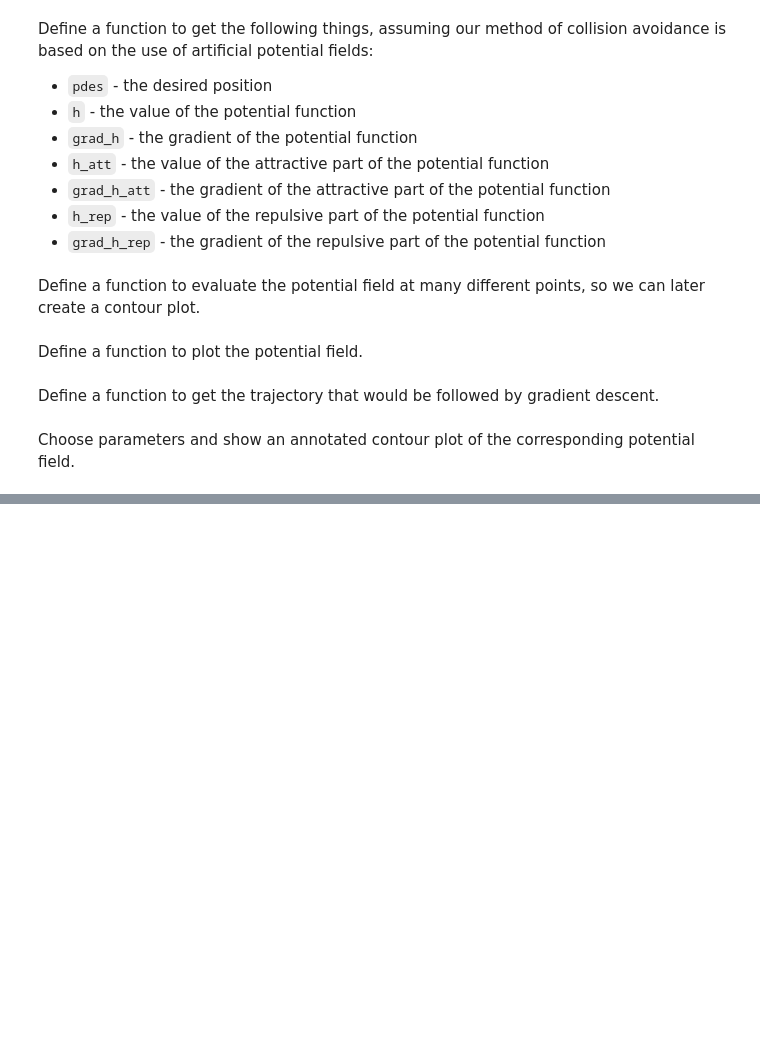
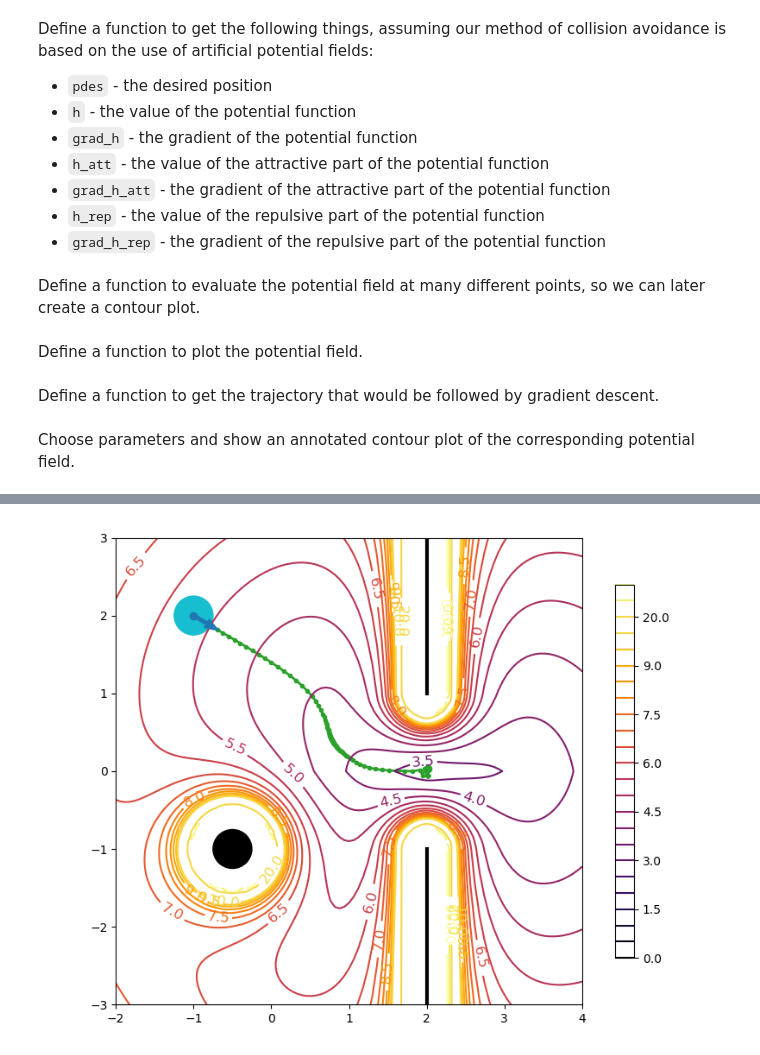
Before and after one commit to tbretl/ae353-sp25, a Jupyter notebook: examples/20250425/VisualizePotentialFunction.ipynb, the cells around one changed output, grey strips where cells are left out. Cells and saved outputs as stored; diff of their text form; code cells hidden in the pictures; blank space fills up the shorter version.

```diff
--- a/examples/20250425/VisualizePotentialFunction.ipynb
+++ b/examples/20250425/VisualizePotentialFunction.ipynb
@@ -24,7 +24,7 @@ Define a function to get the following things, assuming our method of collision
 * `h_rep` - the value of the repulsive part of the potential function
 * `grad_h_rep` - the gradient of the repulsive part of the potential function
 # %%
-def get_potential_field(phat, pos_ring, dir_ring, pos_others, k_att=1., k_rep=1., k_des=1., r_drone=0.25, r_ring=1., emax=1., dmax=0.25):
+def get_potential_field(phat, pos_ring, dir_ring, pos_others, k_att=1., k_rep=1., k_des=1., r_drone=0.25, r_ring=1., emax=1.):
 
     ##############################
     # Choose goal
@@ -55,9 +55,6 @@ def get_potential_field(phat, pos_ring, dir_ring, pos_others, k_att=1., k_rep=1.
         if d <= 0:
             h_rep += np.inf
             grad_h_rep += np.zeros(3)
-        elif d > dmax:
-            # IGNORE OBSTACLE
-            pass
         else:
             dgrad = (phat - pobst) / np.linalg.norm(phat - pobst)
             h_rep += k_rep * (1 / d)
@@ -85,9 +82,6 @@ def get_potential_field(phat, pos_ring, dir_ring, pos_others, k_att=1., k_rep=1.
     if d <= 0:
         h_rep = +np.inf
         grad_h_rep += np.zeros(3)
-    elif d > dmax:
-        # IGNORE OBSTACLE
-        pass
     else:
         h_rep += k_rep * (1 / d)
         grad_h_rep += - k_rep * (1 / d**2) * dgrad
@@ -101,9 +95,6 @@ def get_potential_field(phat, pos_ring, dir_ring, pos_others, k_att=1., k_rep=1.
     if d <= 0:
         h_rep = +np.inf
         grad_h_rep += np.zeros(3)
-    elif d > dmax:
-        # IGNORE OBSTACLE
-        pass
     else:
         h_rep += k_rep * (1 / d)
         grad_h_rep += - k_rep * (1 / d**2) * dgrad
@@ -128,7 +119,7 @@ def get_potential_field(phat, pos_ring, dir_ring, pos_others, k_att=1., k_rep=1.
 # %% [markdown]
 Define a function to evaluate the potential field at many different points, so we can later create a contour plot.
 # %%
-def evaluate_potential_field(x_lim, y_lim, n, pos_ring, dir_ring, pos_others, k_att, k_rep, k_des, r_ring, r_drone, emax, dmax):
+def evaluate_potential_field(x_lim, y_lim, n, pos_ring, dir_ring, pos_others, k_att, k_rep, k_des, r_ring, r_drone, emax):
     x = np.linspace(x_lim[0], x_lim[1], n)
     y = np.linspace(y_lim[0], y_lim[1], n)
     z = 1.
@@ -147,7 +138,6 @@ def evaluate_potential_field(x_lim, y_lim, n, pos_ring, dir_ring, pos_others, k_
                 r_drone=r_drone,
                 r_ring=r_ring,
                 emax=emax,
-                dmax=dmax
             )
             H[ix, iy] = h
 
@@ -155,7 +145,7 @@ def evaluate_potential_field(x_lim, y_lim, n, pos_ring, dir_ring, pos_others, k_
 # %% [markdown]
 Define a function to plot the potential field.
 # %%
-def plot_potential_field(X, Y, H, x_lim, y_lim, phat, pos_ring, dir_ring, pos_others, k_att, k_rep, k_des, r_ring, r_drone, emax, dmax):
+def plot_potential_field(X, Y, H, x_lim, y_lim, phat, pos_ring, dir_ring, pos_others, k_att, k_rep, k_des, r_ring, r_drone, emax):
     fig, ax = plt.subplots(1, 1, figsize=(8, 6))
 
     cmap = colormaps['inferno']
@@ -177,7 +167,6 @@ def plot_potential_field(X, Y, H, x_lim, y_lim, phat, pos_ring, dir_ring, pos_ot
         r_drone=r_drone,
         r_ring=r_ring,
         emax=emax,
-        dmax=dmax,
     )
 
     (x, y, z) = phat
@@ -214,7 +203,7 @@ def plot_potential_field(X, Y, H, x_lim, y_lim, phat, pos_ring, dir_ring, pos_ot
 # %% [markdown]
 Define a function to get the trajectory that would be followed by gradient descent.
 # %%
-def get_trajectory(x_lim, y_lim, phat, pos_ring, dir_ring, pos_others, k_att, k_rep, k_des, r_ring, r_drone, emax, dmax, tol=1e-3, max_iter=100):
+def get_trajectory(x_lim, y_lim, phat, pos_ring, dir_ring, pos_others, k_att, k_rep, k_des, r_ring, r_drone, emax, tol=1e-3, max_iter=100):
     p = phat.copy().reshape(1,-1).tolist()
     cur_iter = 0
     while True:
@@ -233,7 +222,6 @@ def get_trajectory(x_lim, y_lim, phat, pos_ring, dir_ring, pos_others, k_att, k_
             r_drone=r_drone,
             r_ring=r_ring,
             emax=emax,
-            dmax=dmax,
         )
         p.append(pdes.tolist())
         if np.linalg.norm(np.array(p[-1]) - np.array(p[-2])) < tol:
@@ -261,12 +249,11 @@ pos_others = []
 pos_others = [np.array([-0.5, -1., 1.])]
 
 # Parameters
-k_att=1.
+k_att=10.
 k_rep=1.
 k_des=0.25
 emax_func = 1.00   # <-- used only when getting the potential field
 emax_traj = 0.10   # <-- used only when getting the trajectory (for the purpose of illustration)
-dmax = np.inf
 
 # Physical constants
 r_ring = 1.
@@ -278,13 +265,14 @@ x_lim = [-2., 4.]
 y_lim = [-3., 3.]
 
 # Evaluate potential field at many different points
-X, Y, H = evaluate_potential_field(x_lim, y_lim, n, pos_ring, dir_ring, pos_others, k_att, k_rep, k_des, r_ring, r_drone, emax_func, dmax)
+X, Y, H = evaluate_potential_field(x_lim, y_lim, n, pos_ring, dir_ring, pos_others, k_att, k_rep, k_des, r_ring, r_drone, emax_func)
 
 # Show an annotated contour plot of the potential field
-fig, ax = plot_potential_field(X, Y, H, x_lim, y_lim, phat, pos_ring, dir_ring, pos_others, k_att, k_rep, k_des, r_ring, r_drone, emax_func, dmax)
+fig, ax = plot_potential_field(X, Y, H, x_lim, y_lim, phat, pos_ring, dir_ring, pos_others, k_att, k_rep, k_des, r_ring, r_drone, emax_func)
 
 # Show trajectory that would be followed by gradient descent
-p = get_trajectory(x_lim, y_lim, phat, pos_ring, dir_ring, pos_others, k_att, k_rep, k_des, r_ring, r_drone, emax_traj, dmax)
+p = get_trajectory(x_lim, y_lim, phat, pos_ring, dir_ring, pos_others, k_att, k_rep, k_des, r_ring, r_drone, emax_traj)
 ax.plot(p[:, 0], p[:, 1], '.-', color='C2', linewidth=2, zorder=0)
 ax.plot(p[-1, 0], p[-1, 1], '.', color='C2', markersize=12)
 fig.tight_layout()
+# %% [output]
@@ -290,0 +280 @@ fig.tight_layout()
+[figure, added]
```
Also changed, not shown: parts of 3 cells of this notebook, 1 other file.
